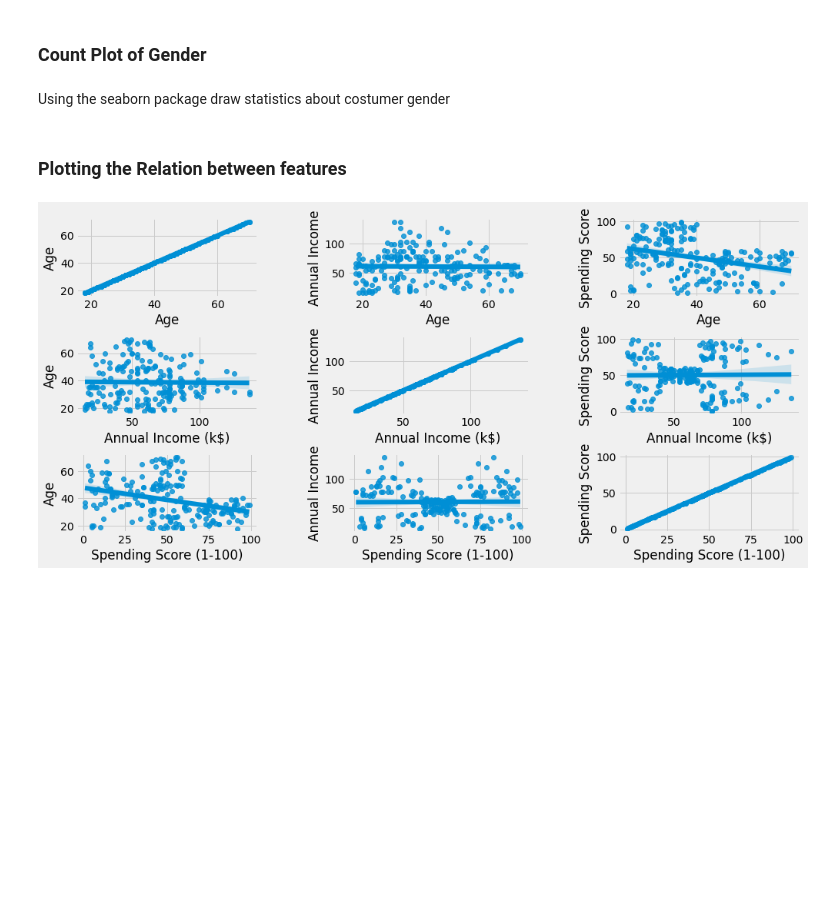
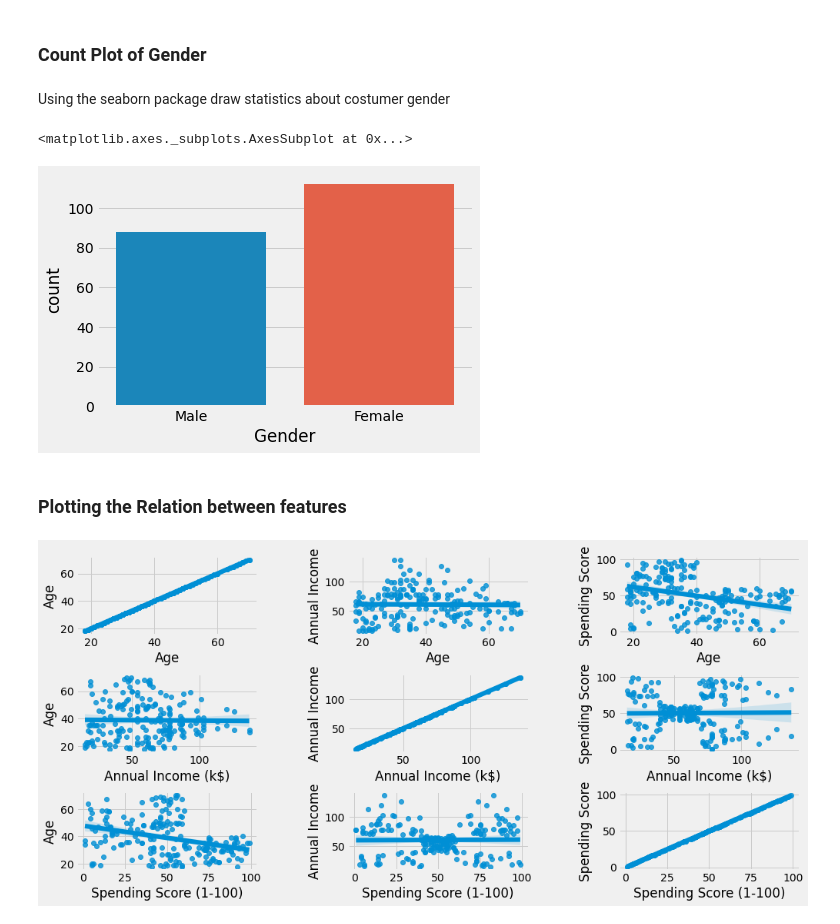
Before and after one commit to scomri/CustomerSegmentation, a Jupyter notebook: customer_segmentation.ipynb, the cells around one changed output. Saved outputs shown, nothing was run; the diff lists cells and outputs as text; code cells hidden in the pictures; blank space fills up the shorter version.

```diff
--- a/customer_segmentation.ipynb
+++ b/customer_segmentation.ipynb
@@ -59,3 +57,8 @@ Using the seaborn package draw statistics about costumer gender
+# %%
+sns.countplot(data=df, x='Gender')
+# %% [output]
+<matplotlib.axes._subplots.AxesSubplot at 0x...>
+[figure, added]
 # %% [markdown]
 ### Plotting the Relation between features
 # %%
```
Also changed, not shown: parts of 4 cells of this notebook.
